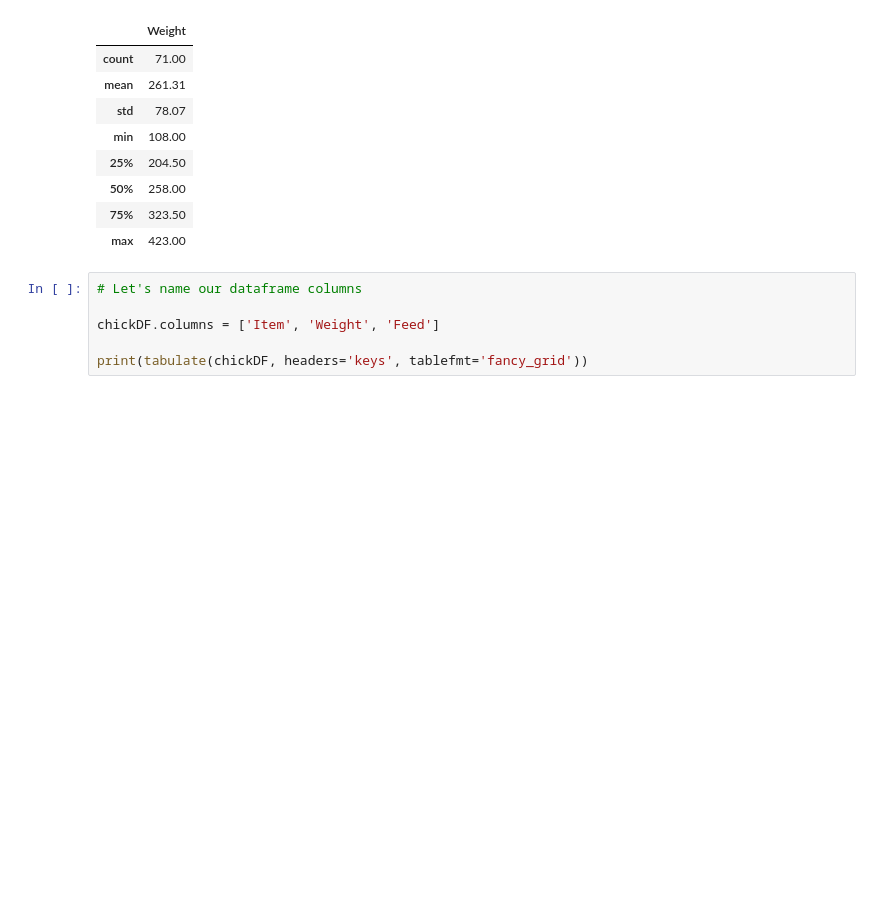
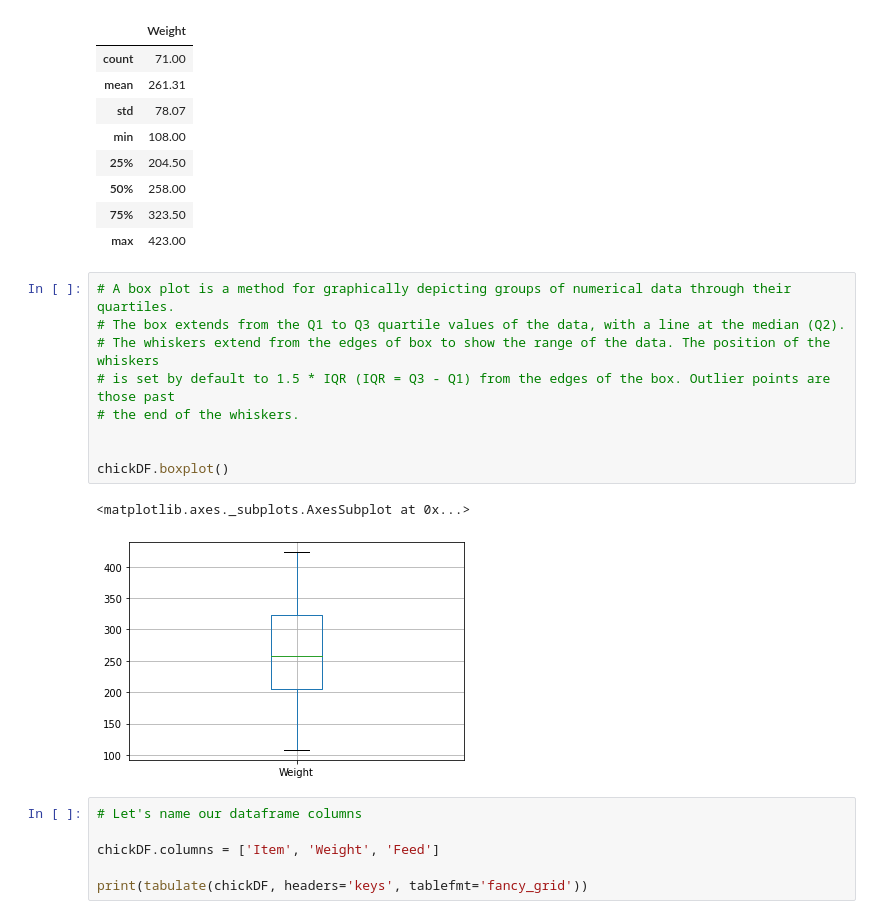
Before and after one commit to ja699461/IDS, a Jupyter notebook: Chapter3.ipynb, the cells around one changed output. Cells and saved outputs as stored; diff of their text form; blank space fills up the shorter version.

```diff
--- a/Chapter3.ipynb
+++ b/Chapter3.ipynb
@@ -271,6 +271,18 @@ chickDF.describe()
 | 50% | 258.00 |
 | 75% | 323.50 |
 | max | 423.00 |
+# %%
+# A box plot is a method for graphically depicting groups of numerical data through their quartiles.
+# The box extends from the Q1 to Q3 quartile values of the data, with a line at the median (Q2).
+# The whiskers extend from the edges of box to show the range of the data. The position of the whiskers
+# is set by default to 1.5 * IQR (IQR = Q3 - Q1) from the edges of the box. Outlier points are those past
+# the end of the whiskers.
+
+
+chickDF.boxplot()
+# %% [output]
+<matplotlib.axes._subplots.AxesSubplot at 0x...>
+[figure, added]
 # %%
 # Let's name our dataframe columns
 
```
